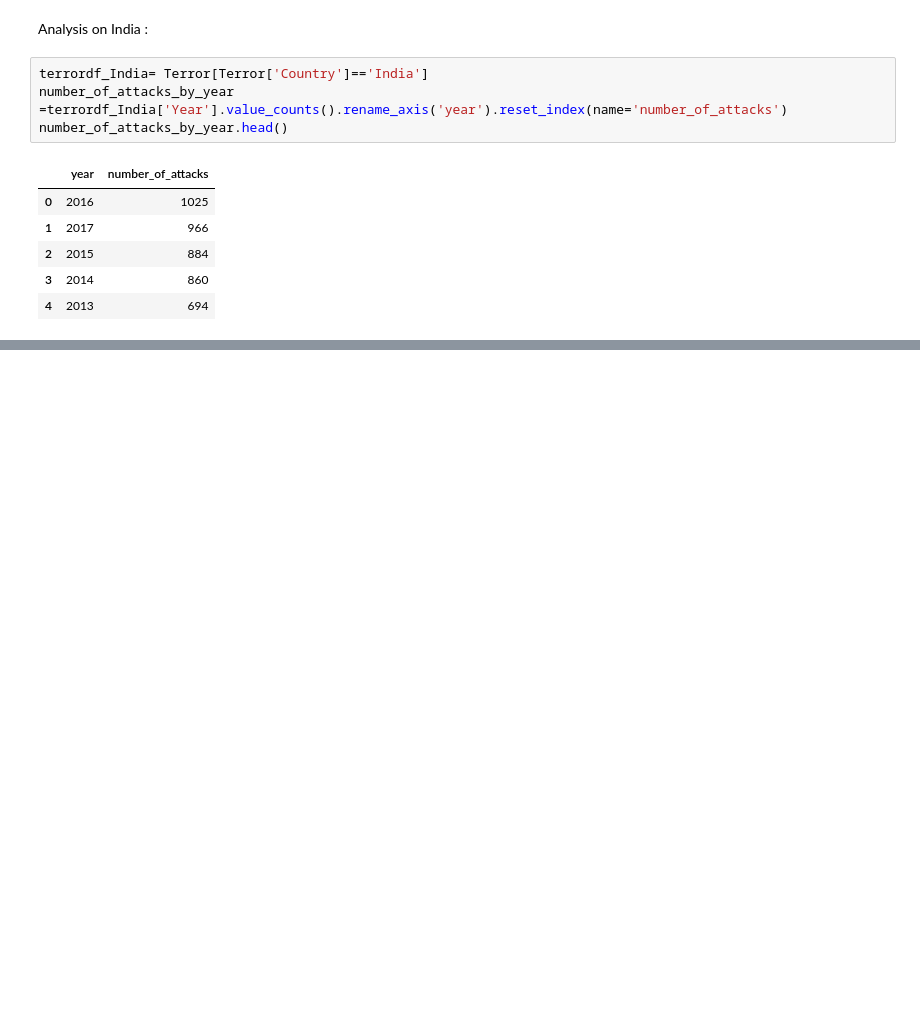
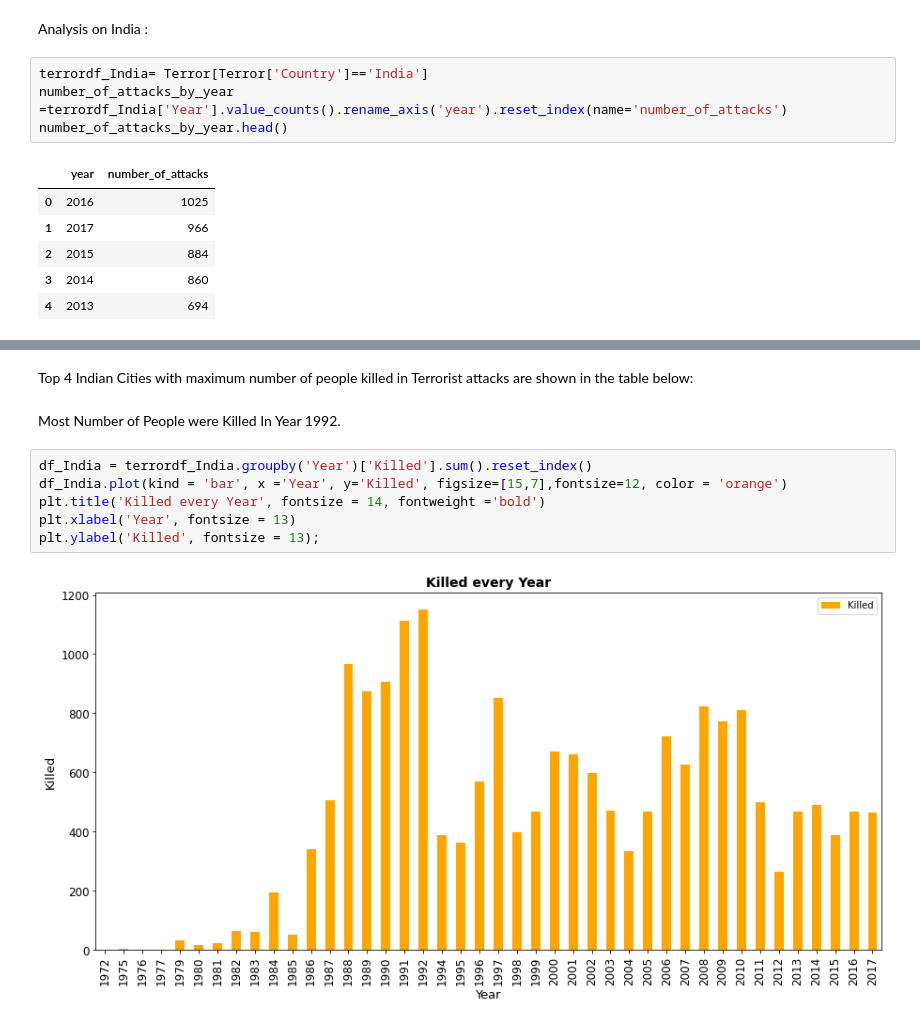
Before and after one commit to pmgumble/Bootstrap-5-Tutorial-Portfolio, a Jupyter notebook: Global_Terrorism_Analysis_Capstone_Project.ipynb, the cells around one changed output, grey strips where cells are left out. Saved outputs shown, nothing was run; the diff lists cells and outputs as text; blank space fills up the shorter version.

```diff
--- a/Global_Terrorism_Analysis_Capstone_Project.ipynb
+++ b/Global_Terrorism_Analysis_Capstone_Project.ipynb
@@ -534,0 +558,12 @@ number_of_attacks_by_year.head()
+# %% [markdown]
+Top 4 Indian Cities with maximum number of people killed in Terrorist attacks are shown in the table below:
+# %% [markdown]
+Most Number of People were Killed In Year 1992.
+# %%
+df_India = terrordf_India.groupby('Year')['Killed'].sum().reset_index()
+df_India.plot(kind = 'bar', x ='Year', y='Killed', figsize=[15,7],fontsize=12, color = 'orange')
+plt.title('Killed every Year', fontsize = 14, fontweight ='bold')
+plt.xlabel('Year', fontsize = 13)
+plt.ylabel('Killed', fontsize = 13);
+# %% [output]
+[figure, added]
```
Also changed, not shown: parts of 6 cells of this notebook.
